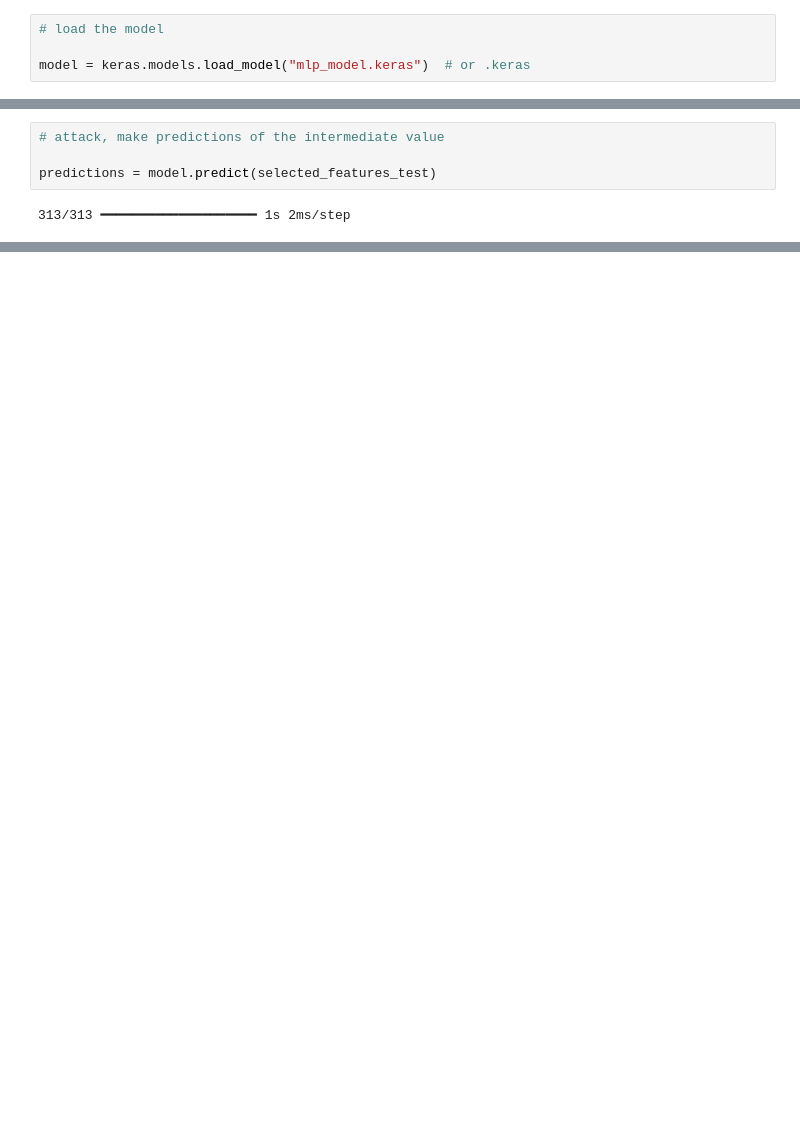
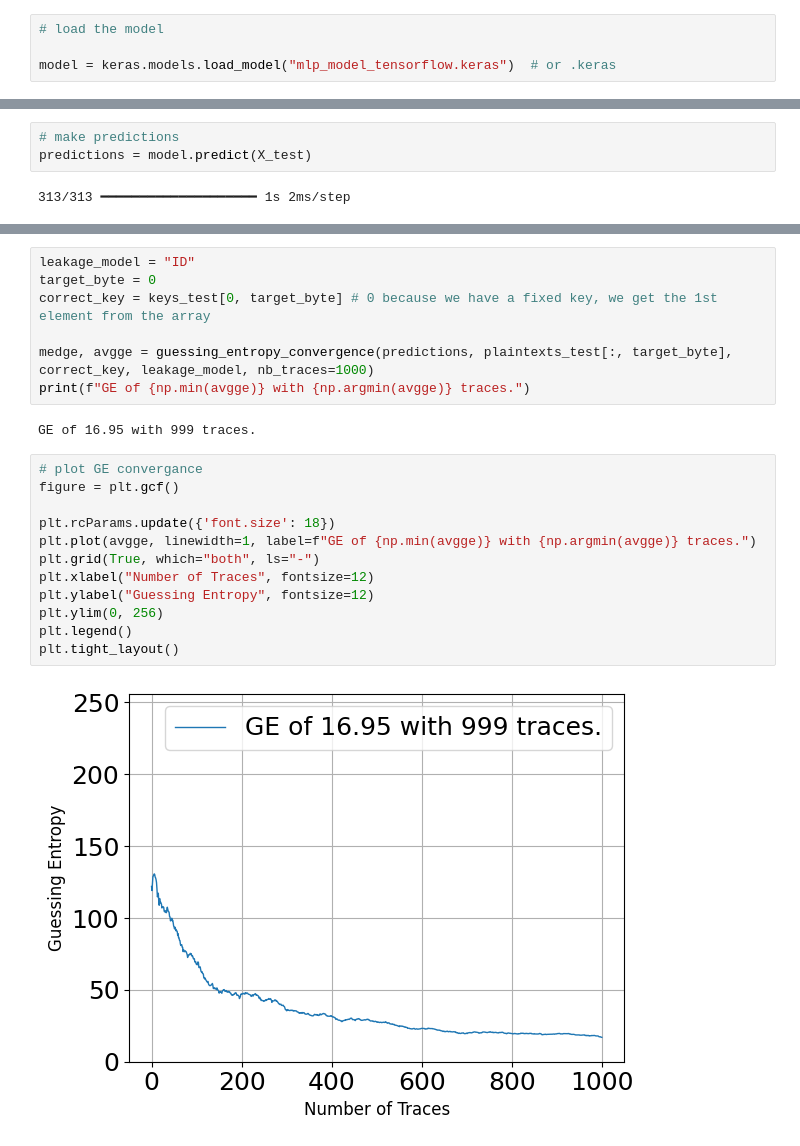
Before and after one commit to beatrisebertule/dl-sca-thesis, a Jupyter notebook: thesis-code-backup-2.ipynb, the cells around one changed output, grey strips where cells are left out. Cells and saved outputs as stored; diff of their text form; blank space fills up the shorter version.

```diff
--- a/thesis-code-backup-2.ipynb
+++ b/thesis-code-backup-2.ipynb
@@ -491,5 +656,5 @@ model.save("mlp_model.keras")
 # %%
 # load the model
 
-model = keras.models.load_model("mlp_model.keras")  # or .keras
+model = keras.models.load_model("mlp_model_tensorflow.keras")  # or .keras
 # %% [output]
@@ -497,6 +664,5 @@ model = keras.models.load_model("mlp_model.keras")  # or .keras
 # %%
-# attack, make predictions of the intermediate value
-
-predictions = model.predict(selected_features_test)
+# make predictions
+predictions = model.predict(X_test)
 # %% [output]
 313/313 ━━━━━━━━━━━━━━━━━━━━ 1s 2ms/step
@@ -569,0 +696,23 @@ GE using median is 255.0, while using average, GE is 255.0.
+# %%
+leakage_model = "ID"
+target_byte = 0
+correct_key = keys_test[0, target_byte] # 0 because we have a fixed key, we get the 1st element from the array
+
+medge, avgge = guessing_entropy_convergence(predictions, plaintexts_test[:, target_byte], correct_key, leakage_model, nb_traces=1000)
+print(f"GE of {np.min(avgge)} with {np.argmin(avgge)} traces.")
+# %% [output]
+GE of 16.95 with 999 traces.
+# %%
+# plot GE convergance
+figure = plt.gcf()
+
+plt.rcParams.update({'font.size': 18})
+plt.plot(avgge, linewidth=1, label=f"GE of {np.min(avgge)} with {np.argmin(avgge)} traces.")
+plt.grid(True, which="both", ls="-")
+plt.xlabel("Number of Traces", fontsize=12)
+plt.ylabel("Guessing Entropy", fontsize=12)
+plt.ylim(0, 256)
+plt.legend()
+plt.tight_layout()
+# %% [output]
+[figure, added]
```
Also changed, not shown: parts of 48 cells of this notebook.
